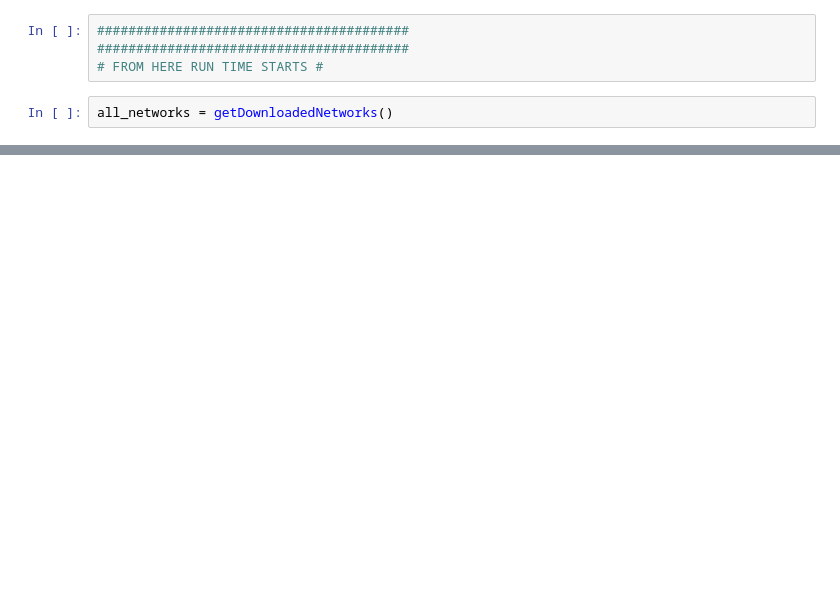
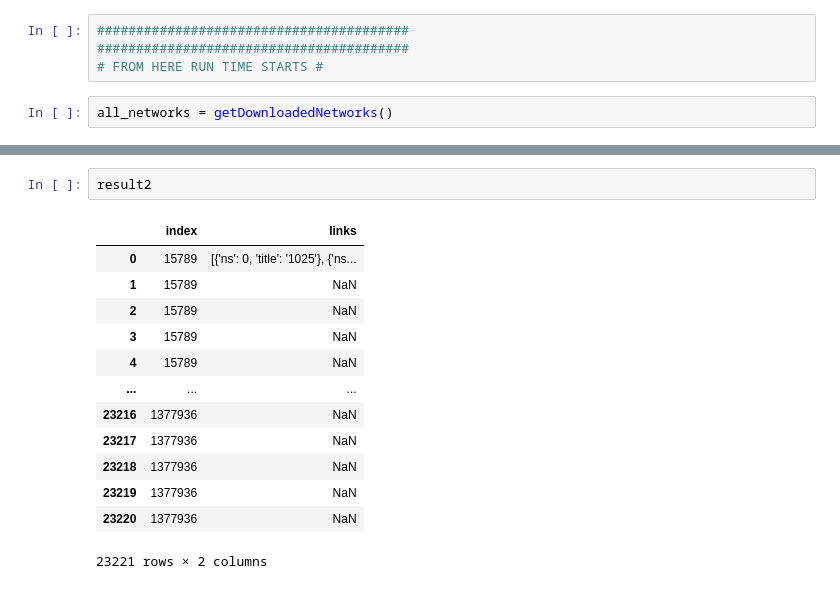
Before and after one commit to teijehidde/Comparing-Wiki-Knowledge-Networks, a Jupyter notebook: Code/Notebook_app.ipynb, the cells around one changed output, grey strips where cells are left out. Saved outputs shown, nothing was run; the diff lists cells and outputs as text; blank space fills up the shorter version.

```diff
--- a/Code/Notebook_app.ipynb
+++ b/Code/Notebook_app.ipynb
@@ -456,0 +420,16 @@ graph_stylesheet.to_dict('records')
+# %%
+result2
+# %% [output]
+|  | index | links |
+| 0 | 15789 | [{'ns': 0, 'title': '1025'}, {'ns... |
+| 1 | 15789 | NaN |
+| 2 | 15789 | NaN |
+| 3 | 15789 | NaN |
+| 4 | 15789 | NaN |
+| ... | ... | ... |
+| 23216 | 1377936 | NaN |
+| 23217 | 1377936 | NaN |
+| 23218 | 1377936 | NaN |
+| 23219 | 1377936 | NaN |
+| 23220 | 1377936 | NaN |
+23221 rows × 2 columns
```
Also changed, not shown: parts of 18 cells of this notebook, 2 other files.
